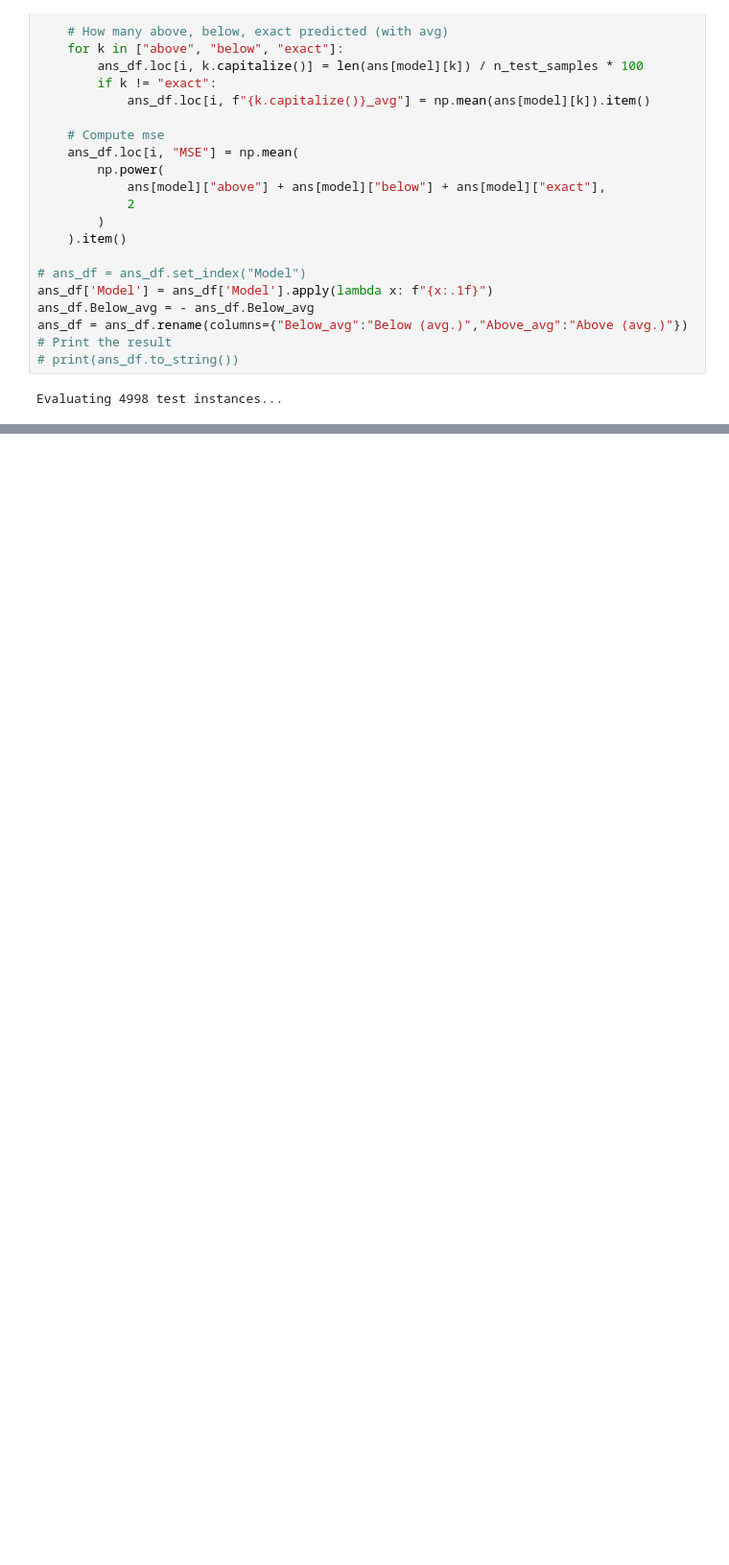
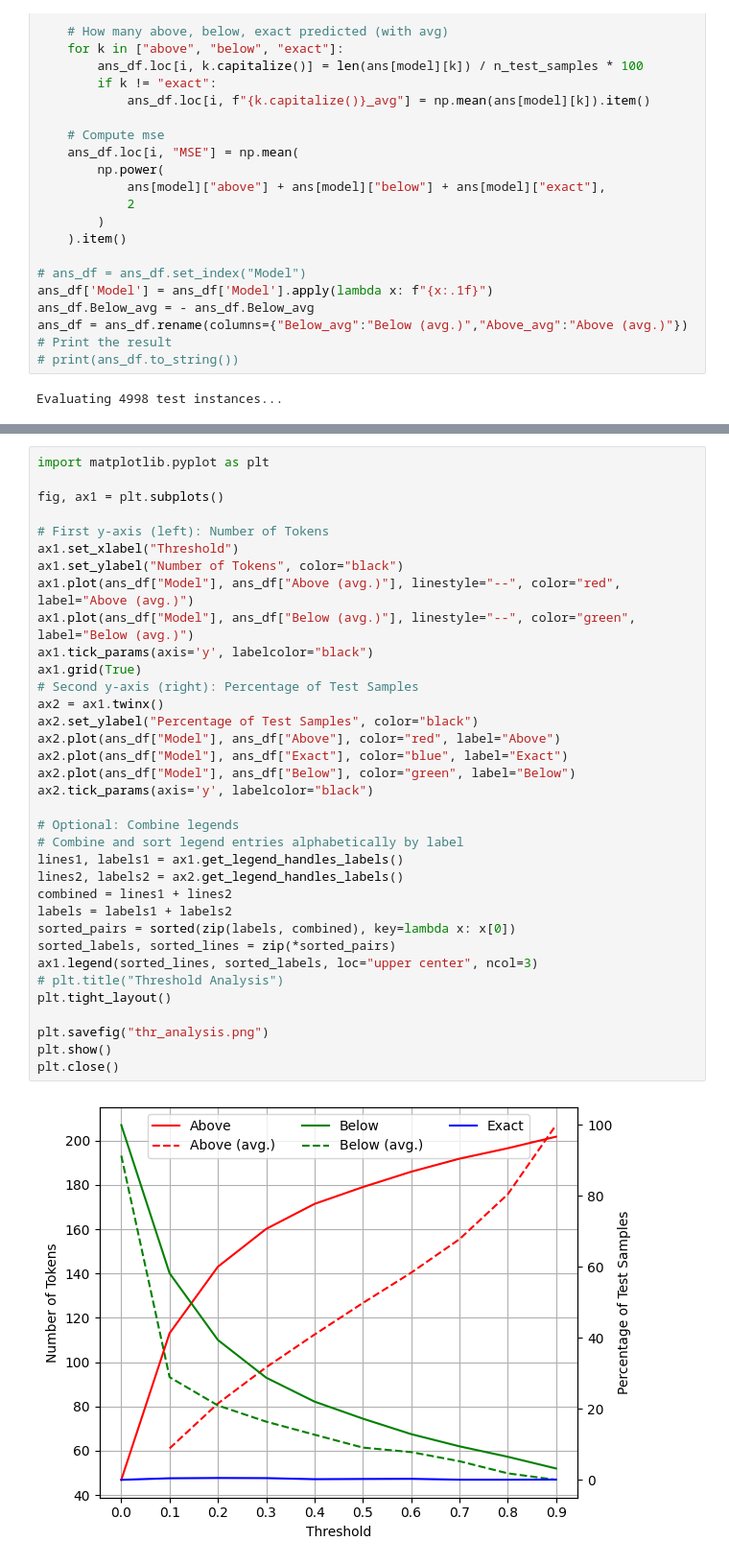
Before and after one commit to giacomo-ciro/diffusion-llms, a Jupyter notebook: diffusion_llms/eval/main.ipynb, the cells around one changed output, grey strips where cells are left out. Shown at 96% size. Drawn from its saved outputs; the diff is of its cells as text; blank space fills up the shorter version.

```diff
--- a/diffusion_llms/eval/main.ipynb
+++ b/diffusion_llms/eval/main.ipynb
@@ -189,0 +207,37 @@ plt.savefig("perc_avgs.png")
+# %%
+import matplotlib.pyplot as plt
+
+fig, ax1 = plt.subplots()
+
+# First y-axis (left): Number of Tokens
+ax1.set_xlabel("Threshold")
+ax1.set_ylabel("Number of Tokens", color="black")
+ax1.plot(ans_df["Model"], ans_df["Above (avg.)"], linestyle="--", color="red", label="Above (avg.)")
+ax1.plot(ans_df["Model"], ans_df["Below (avg.)"], linestyle="--", color="green", label="Below (avg.)")
+ax1.tick_params(axis='y', labelcolor="black")
+ax1.grid(True)
+# Second y-axis (right): Percentage of Test Samples
+ax2 = ax1.twinx()
+ax2.set_ylabel("Percentage of Test Samples", color="black")
+ax2.plot(ans_df["Model"], ans_df["Above"], color="red", label="Above")
+ax2.plot(ans_df["Model"], ans_df["Exact"], color="blue", label="Exact")
+ax2.plot(ans_df["Model"], ans_df["Below"], color="green", label="Below")
+ax2.tick_params(axis='y', labelcolor="black")
+
+# Optional: Combine legends
+# Combine and sort legend entries alphabetically by label
+lines1, labels1 = ax1.get_legend_handles_labels()
+lines2, labels2 = ax2.get_legend_handles_labels()
+combined = lines1 + lines2
+labels = labels1 + labels2
+sorted_pairs = sorted(zip(labels, combined), key=lambda x: x[0])
+sorted_labels, sorted_lines = zip(*sorted_pairs)
+ax1.legend(sorted_lines, sorted_labels, loc="upper center", ncol=3)
+# plt.title("Threshold Analysis")
+plt.tight_layout()
+
+plt.savefig("thr_analysis.png")
+plt.show()
+plt.close()
+# %% [output]
+[figure, added]
```
Also changed, not shown: parts of 2 cells of this notebook, 7 other files.
